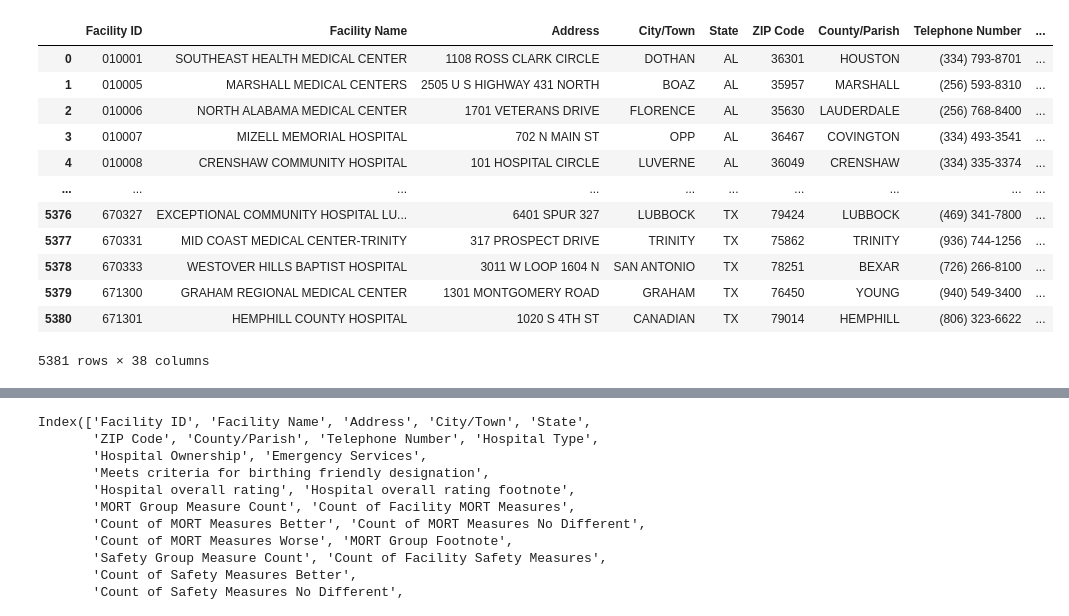
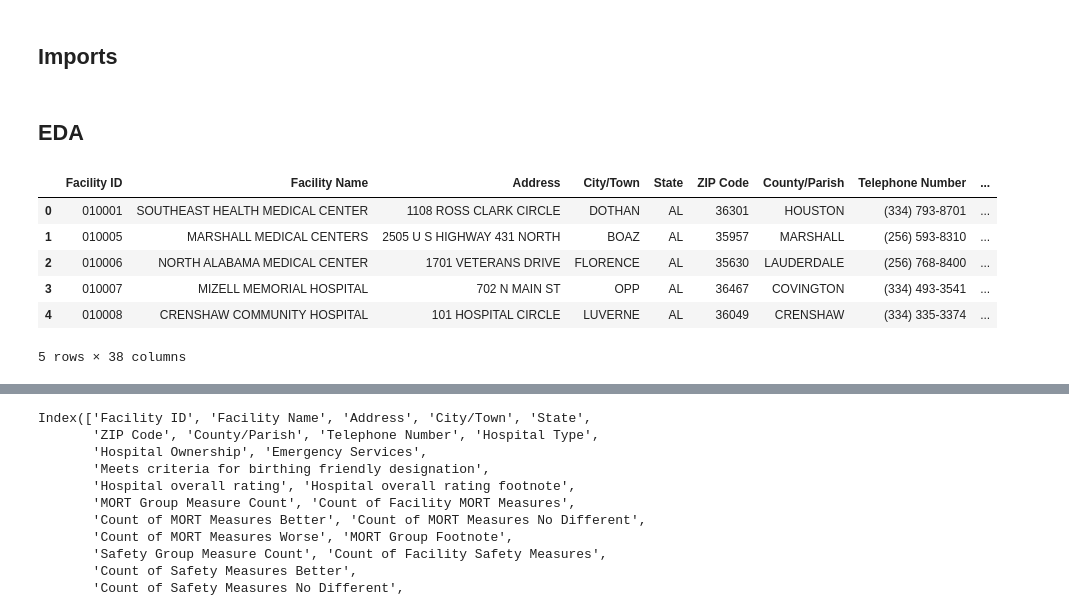
Before and after one commit to davidmertenjones/ist-303-team-kanto-project, a Jupyter notebook: HospitalGenInfo/Hostpital_Information.ipynb, the cells around one changed output, grey strips where cells are left out. Drawn from its saved outputs; the diff is of its cells as text; code cells hidden in the pictures.

```diff
--- a/HospitalGenInfo/Hostpital_Information.ipynb
+++ b/HospitalGenInfo/Hostpital_Information.ipynb
@@ -1,22 +1,20 @@
+# %% [markdown]
+## Imports
 # %%
 import numpy as np
 import pandas as pd
 # %%
-df = pd.read_csv('/Users/dmj/Jupyter/CGU/IST303/TeamKanto_GroupProject/Hospital_General_Information.csv')
+df = pd.read_csv('/Users/dmj/Jupyter/CGU/IST303/TeamKanto_GroupProject/ist-303-team-kanto-project/HospitalGenInfo/Hospital_General_Information.csv')
+# %% [markdown]
+## EDA
 # %%
-df
+df.head()
 # %% [output]
 |  | Facility ID | Facility Name | Address | City/Town | State | ZIP Code | County/Parish | Telephone Number | ... |
 | 0 | 010001 | SOUTHEAST HEALTH MEDICAL CENTER | 1108 ROSS CLARK CIRCLE | DOTHAN | AL | 36301 | HOUSTON | (334) 793-8701 | ... |
 | 1 | 010005 | MARSHALL MEDICAL CENTERS | 2505 U S HIGHWAY 431 NORTH | BOAZ | AL | 35957 | MARSHALL | (256) 593-8310 | ... |
 | 2 | 010006 | NORTH ALABAMA MEDICAL CENTER | 1701 VETERANS DRIVE | FLORENCE | AL | 35630 | LAUDERDALE | (256) 768-8400 | ... |
 | 3 | 010007 | MIZELL MEMORIAL HOSPITAL | 702 N MAIN ST | OPP | AL | 36467 | COVINGTON | (334) 493-3541 | ... |
 | 4 | 010008 | CRENSHAW COMMUNITY HOSPITAL | 101 HOSPITAL CIRCLE | LUVERNE | AL | 36049 | CRENSHAW | (334) 335-3374 | ... |
-| ... | ... | ... | ... | ... | ... | ... | ... | ... | ... |
-| 5376 | 670327 | EXCEPTIONAL COMMUNITY HOSPITAL LU... | 6401 SPUR 327 | LUBBOCK | TX | 79424 | LUBBOCK | (469) 341-7800 | ... |
-| 5377 | 670331 | MID COAST MEDICAL CENTER-TRINITY | 317 PROSPECT DRIVE | TRINITY | TX | 75862 | TRINITY | (936) 744-1256 | ... |
-| 5378 | 670333 | WESTOVER HILLS BAPTIST HOSPITAL | 3011 W LOOP 1604 N | SAN ANTONIO | TX | 78251 | BEXAR | (726) 266-8100 | ... |
-| 5379 | 671300 | GRAHAM REGIONAL MEDICAL CENTER | 1301 MONTGOMERY ROAD | GRAHAM | TX | 76450 | YOUNG | (940) 549-3400 | ... |
-| 5380 | 671301 | HEMPHILL COUNTY HOSPITAL | 1020 S 4TH ST | CANADIAN | TX | 79014 | HEMPHILL | (806) 323-6622 | ... |
-5381 rows × 38 columns
+5 rows × 38 columns
 # %%
```
Also changed, not shown: parts of 7 cells of this notebook.
